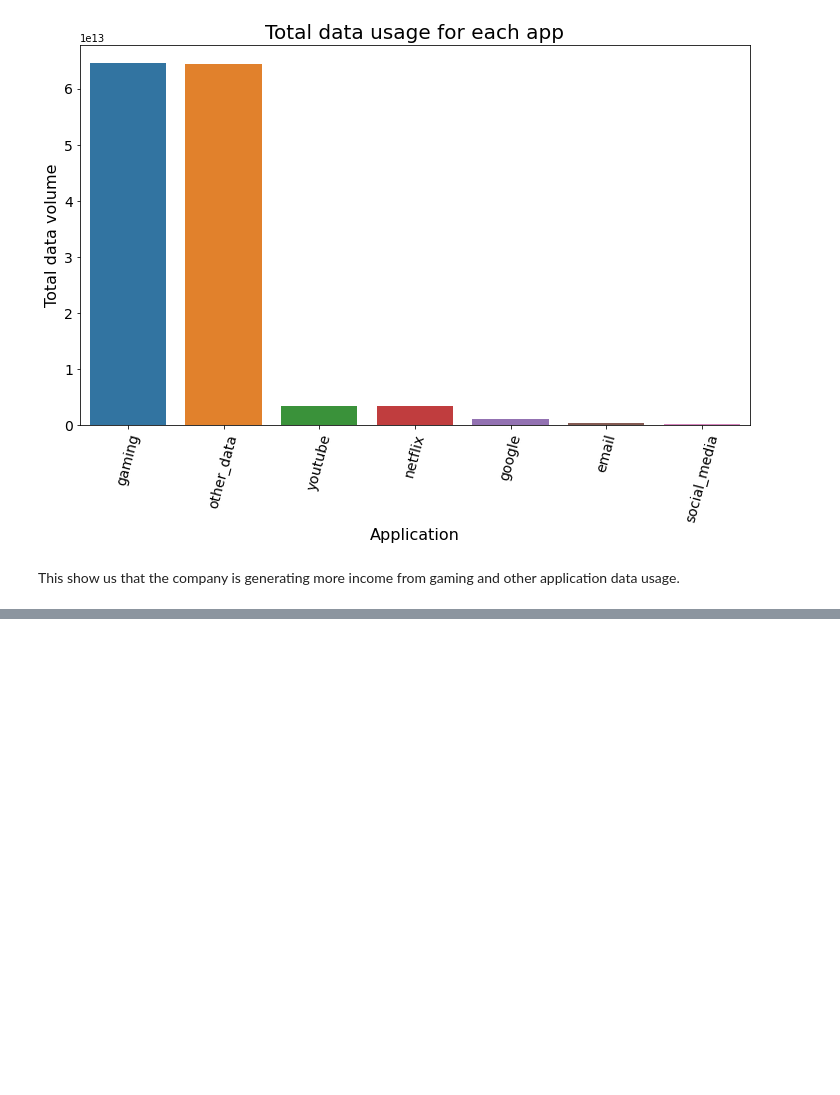
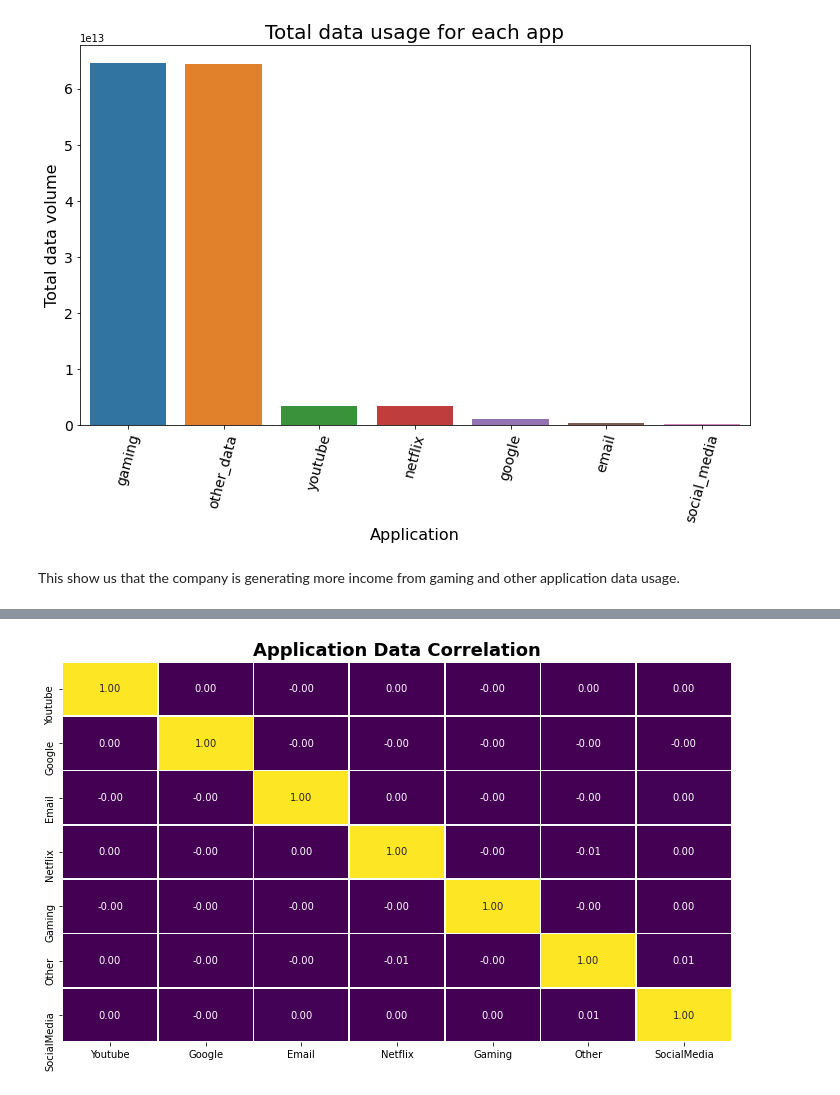
Before and after one commit to bereketkibru/User_Analytics_in_telecom, a Jupyter notebook: notebooks/User Overview analysis .ipynb, the cells around one changed output, grey strips where cells are left out. Saved outputs shown, nothing was run; the diff lists cells and outputs as text; code cells hidden in the pictures; blank space fills up the shorter version.

```diff
--- a/notebooks/User Overview analysis .ipynb
+++ b/notebooks/User Overview analysis .ipynb
@@ -528,0 +558,15 @@ This show us that the company is generating more income from gaming and other ap
+# %%
+total_data_of_applications = EDA_df[['Youtube',
+        'Google',
+        'Email',
+        'Netflix',
+        'Gaming',
+        'Other',
+        'SocialMedia',
+                    ]]
+# %%
+total_data_of_applications_correlation = total_data_of_applications.corr()
+# %%
+plot_heatmap(total_data_of_applications_correlation, 'Application Data Correlation')
+# %% [output]
+[figure, added]
```
Also changed, not shown: parts of 21 cells of this notebook, 1 other file.
